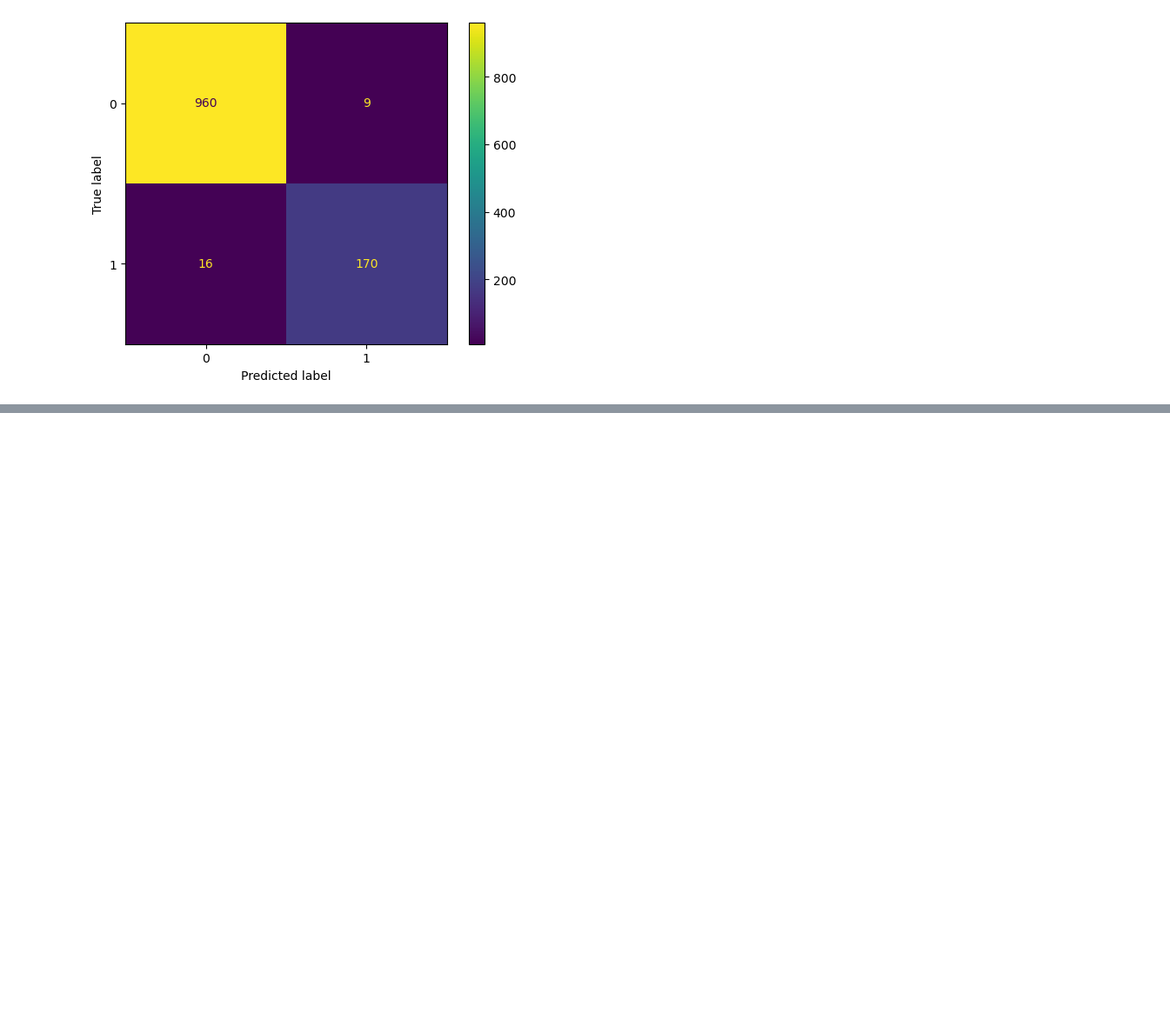
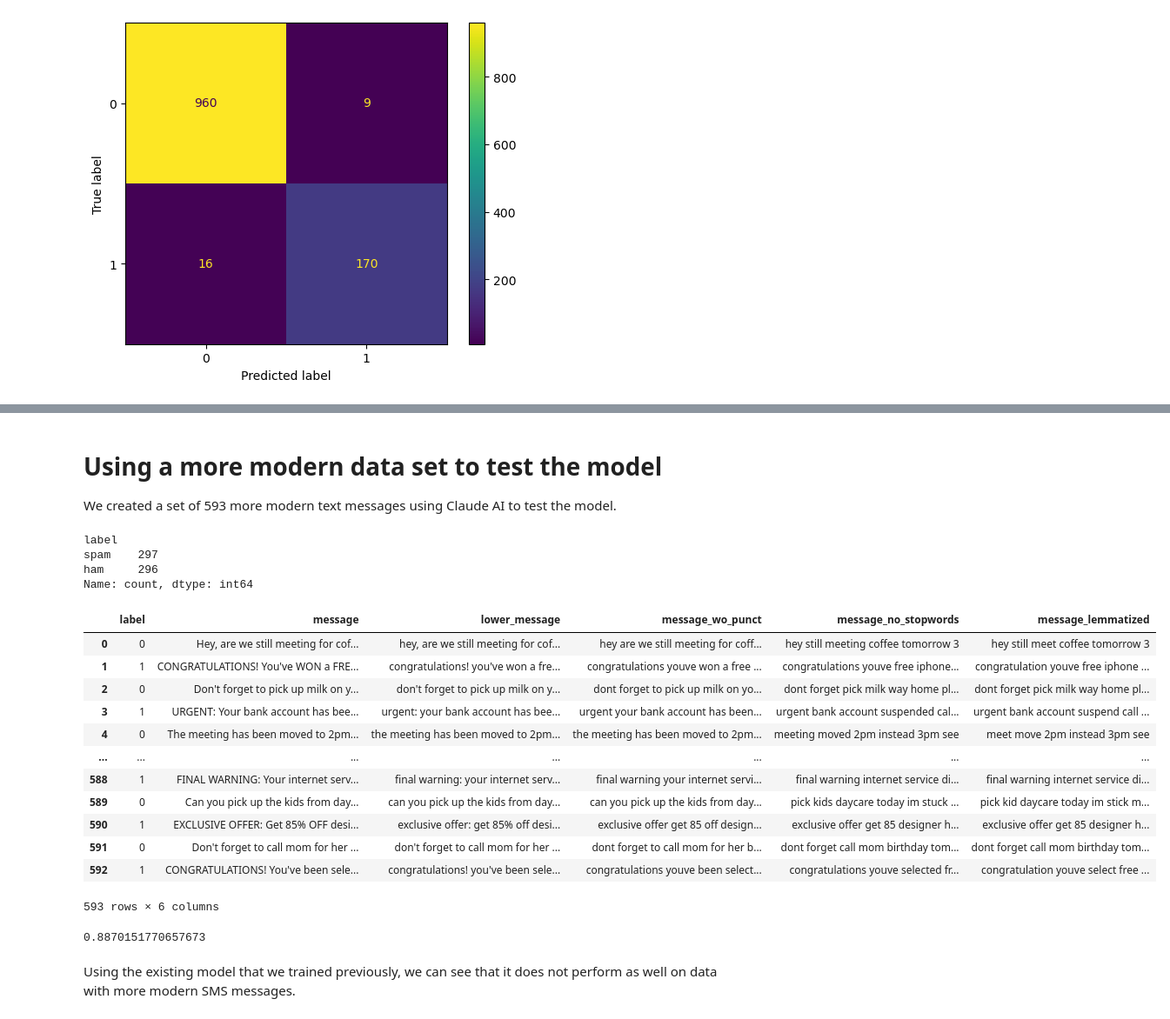
Before and after one commit to mgulbin13/dsc-project-3, a Jupyter notebook: eda.ipynb, the cells around one changed output, grey strips where cells are left out. Shown at 87% size. Cells and saved outputs as stored; diff of their text form; code cells hidden in the pictures; blank space fills up the shorter version.

```diff
--- a/eda.ipynb
+++ b/eda.ipynb
@@ -369,0 +509,33 @@ Train Data:
+# %% [markdown]
+# Using a more modern data set to test the model
+
+We created a set of 593 more modern text messages using Claude AI to test the model.
+# %%
+modern_spam_df = pd.read_csv('./data/spam_sms_dataset.csv')
+modern_spam_df['label'].value_counts()
+# %% [output]
+label
+spam    297
+ham     296
+Name: count, dtype: int64
+# %%
+modern_spam_df['label'] = modern_spam_df['label'].replace(['ham', 'spam'], [0, 1])
+modern_spam_df['lower_message'] = modern_spam_df['message'].str.lower()
+modern_spam_df['message_wo_punct'] = modern_spam_df["lower_message"].apply(lambda text: remove_punctuation(text))
+modern_spam_df['message_no_stopwords'] = modern_spam_df['message_wo_punct'].apply(lambda text: remove_stopwords(text))
+modern_spam_df['message_lemmatized'] = modern_spam_df['message_no_stopwords'].apply(lambda text: lemmatize_words(text))
+modern_spam_df
+# %% [output]
+|  | label | message | lower_message | message_wo_punct | message_no_stopwords | message_lemmatized |
+| 0 | 0 | Hey, are we still meeting for cof... | hey, are we still meeting for cof... | hey are we still meeting for coff... | hey still meeting coffee tomorrow 3 | hey still meet coffee tomorrow 3 |
+| 1 | 1 | CONGRATULATIONS! You've WON a FRE... | congratulations! you've won a fre... | congratulations youve won a free ... | congratulations youve free iphone... | congratulation youve free iphone ... |
+| 2 | 0 | Don't forget to pick up milk on y... | don't forget to pick up milk on y... | dont forget to pick up milk on yo... | dont forget pick milk way home pl... | dont forget pick milk way home pl... |
+| 3 | 1 | URGENT: Your bank account has bee... | urgent: your bank account has bee... | urgent your bank account has been... | urgent bank account suspended cal... | urgent bank account suspend call ... |
+| 4 | 0 | The meeting has been moved to 2pm... | the meeting has been moved to 2pm... | the meeting has been moved to 2pm... | meeting moved 2pm instead 3pm see | meet move 2pm instead 3pm see |
+| ... | ... | ... | ... | ... | ... | ... |
+| 588 | 1 | FINAL WARNING: Your internet serv... | final warning: your internet serv... | final warning your internet servi... | final warning internet service di... | final warning internet service di... |
+| 589 | 0 | Can you pick up the kids from day... | can you pick up the kids from day... | can you pick up the kids from day... | pick kids daycare today im stuck ... | pick kid daycare today im stick m... |
+| 590 | 1 | EXCLUSIVE OFFER: Get 85% OFF desi... | exclusive offer: get 85% off desi... | exclusive offer get 85 off design... | exclusive offer get 85 designer h... | exclusive offer get 85 designer h... |
+| 591 | 0 | Don't forget to call mom for her ... | don't forget to call mom for her ... | dont forget to call mom for her b... | dont forget call mom birthday tom... | dont forget call mom birthday tom... |
+| 592 | 1 | CONGRATULATIONS! You've been sele... | congratulations! you've been sele... | congratulations youve been select... | congratulations youve selected fr... | congratulation youve select free ... |
+593 rows × 6 columns
@@ -369,0 +544,8 @@ Train Data:
+# %%
+modern_pred = lr_classifier.predict(modern_spam_test)
+
+print(accuracy_score(modern_spam_df['label'], modern_pred))
+# %% [output]
+0.8870151770657673
+# %% [markdown]
+Using the existing model that we trained previously, we can see that it does not perform as well on data with more modern SMS messages.
```
Also changed, not shown: parts of 15 cells of this notebook, 1 other file.
